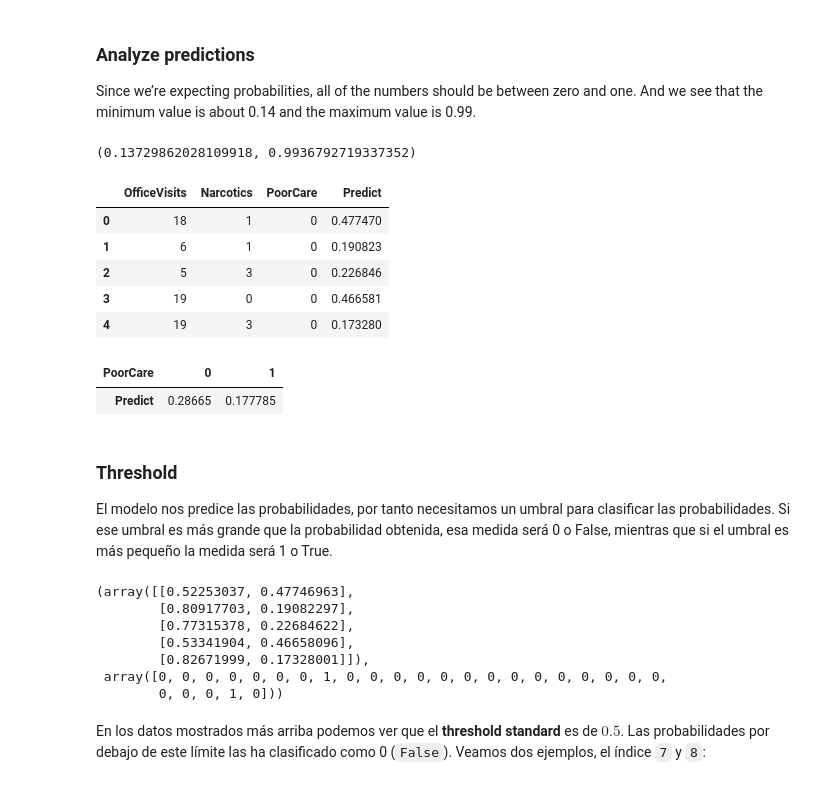
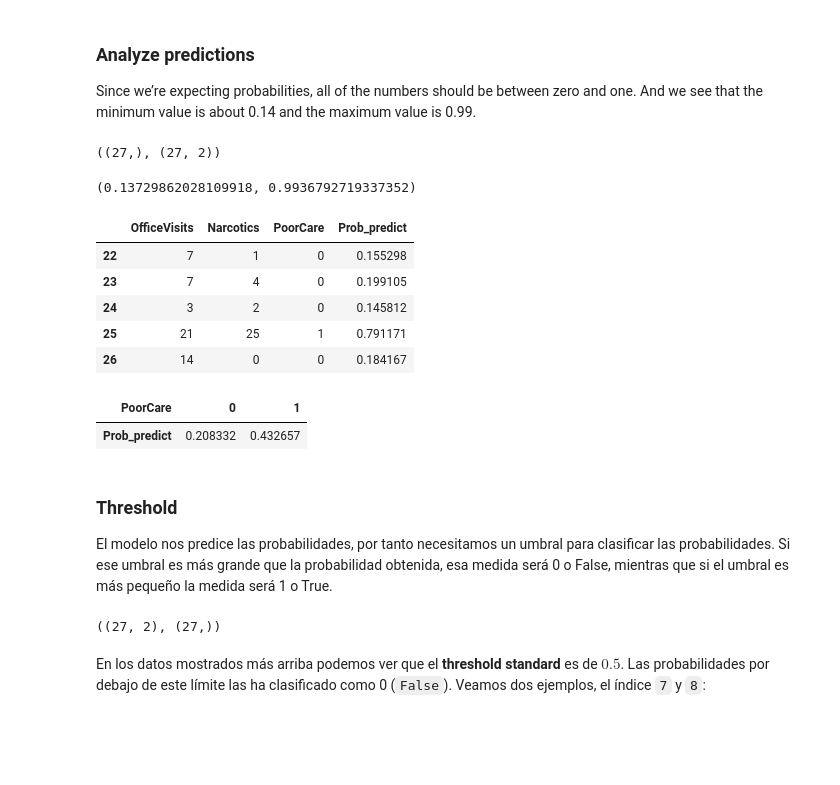
Before and after one commit to PablodelaCuesta/Machine_learning, a Jupyter notebook: Part_3_Classification (Supervised)/Part_1_Logistic_Regression/Example_1_modeling_the_expert.ipynb, the cells around one changed output. Saved outputs shown, nothing was run; the diff lists cells and outputs as text; code cells hidden in the pictures; blank space fills up the shorter version.

```diff
--- a/Part_3_Classification (Supervised)/Part_1_Logistic_Regression/Example_1_modeling_the_expert.ipynb
+++ b/Part_3_Classification (Supervised)/Part_1_Logistic_Regression/Example_1_modeling_the_expert.ipynb
@@ -438,45 +438,44 @@ y_pred = classifier.predict(X_test)
 # %% [markdown]
 ### Analyze predictions
 Since we’re expecting probabilities, all of the numbers should be between zero and one. And we see that the minimum value is about 0.14 and the maximum value is 0.99.
+# %%
+y_test.shape, X_test.shape
+# %% [output]
+((27,), (27, 2))
 # %%
 y_pred_proba[:,1].min(), y_pred_proba[:,1].max()
 # %% [output]
 (0.13729862028109918, 0.9936792719337352)
 # %%
 # add the y_pred to model
-quality_pred = pd.concat([quality_model5,
+quality_pred = pd.concat([pd.DataFrame(X_test, columns=['OfficeVisits', 'Narcotics']),
+                          pd.DataFrame(y_test, columns=['PoorCare']),
                           pd.DataFrame(y_pred_proba[:,1],
-                                       columns=['Predict'])],
+                                       columns=['Prob_predict'])],
                         axis = 1)
-quality_pred.head()
+quality_pred.tail()
 # %% [output]
-|  | OfficeVisits | Narcotics | PoorCare | Predict |
-| 0 | 18 | 1 | 0 | 0.477470 |
-| 1 | 6 | 1 | 0 | 0.190823 |
-| 2 | 5 | 3 | 0 | 0.226846 |
-| 3 | 19 | 0 | 0 | 0.466581 |
-| 4 | 19 | 3 | 0 | 0.173280 |
+|  | OfficeVisits | Narcotics | PoorCare | Prob_predict |
+| 22 | 7 | 1 | 0 | 0.155298 |
+| 23 | 7 | 4 | 0 | 0.199105 |
+| 24 | 3 | 2 | 0 | 0.145812 |
+| 25 | 21 | 25 | 1 | 0.791171 |
+| 26 | 14 | 0 | 0 | 0.184167 |
 # %%
 quality_pred.pivot_table(columns='PoorCare',
-                         values='Predict',
+                         values='Prob_predict',
                          aggfunc=np.mean)
 # %% [output]
 | PoorCare | 0 | 1 |
-| Predict | 0.28665 | 0.177785 |
+| Prob_predict | 0.208332 | 0.432657 |
 # %% [markdown]
 ### Threshold
 
 El modelo nos predice las probabilidades, por tanto necesitamos un umbral para clasificar las probabilidades. Si ese umbral es más grande que la probabilidad obtenida, esa medida será 0 o False, mientras que si el umbral es más pequeño la medida será 1 o True.
 # %%
-y_pred_proba[:5], y_pred
+y_pred_proba.shape, y_pred.shape
 # %% [output]
-(array([[0.52253037, 0.47746963],
-        [0.80917703, 0.19082297],
-        [0.77315378, 0.22684622],
-        [0.53341904, 0.46658096],
-        [0.82671999, 0.17328001]]),
- array([0, 0, 0, 0, 0, 0, 0, 1, 0, 0, 0, 0, 0, 0, 0, 0, 0, 0, 0, 0, 0, 0,
-        0, 0, 0, 1, 0]))
+((27, 2), (27,))
 # %% [markdown]
 En los datos mostrados más arriba podemos ver que el **threshold standard** es de $0.5$. Las probabilidades por debajo de este límite las ha clasificado como 0 (`False`).
 Veamos dos ejemplos, el índice `7` y `8`:
```
Also changed, not shown: parts of 19 cells of this notebook, 2 other files.
